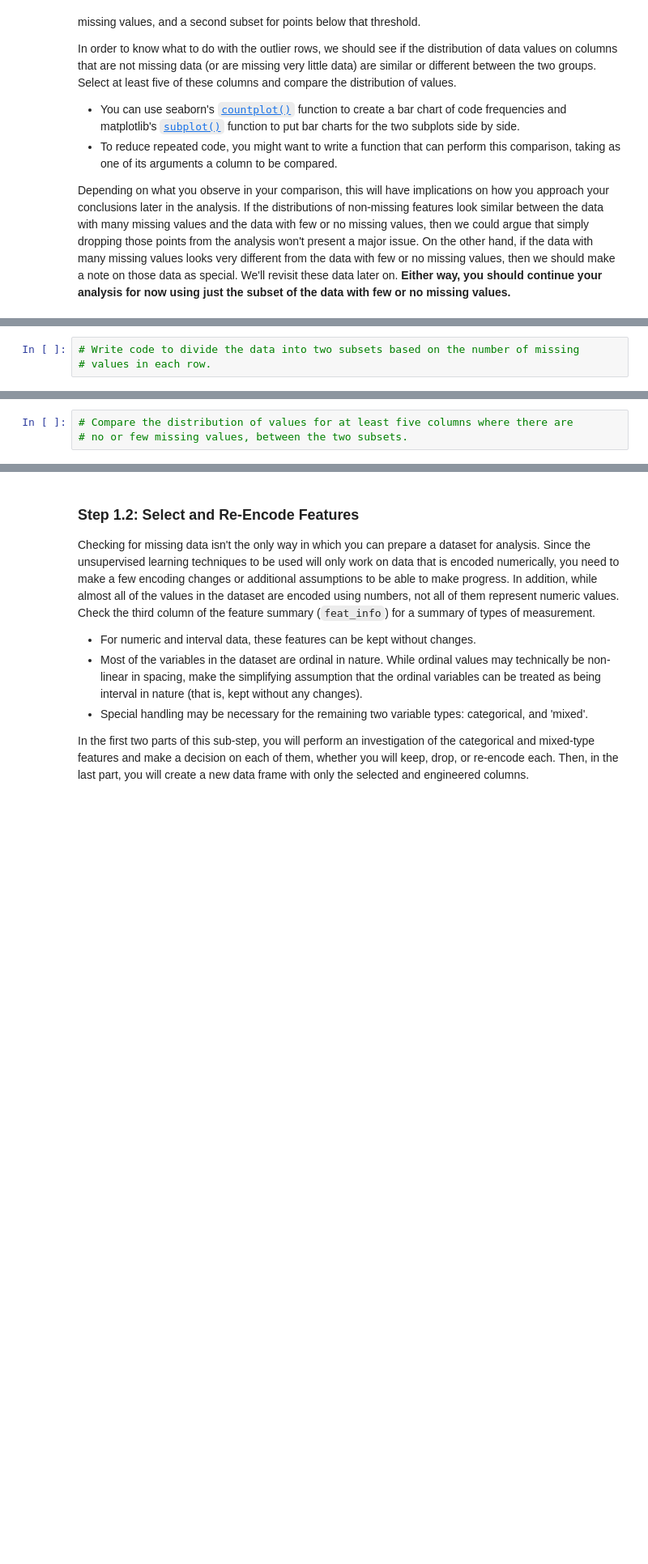
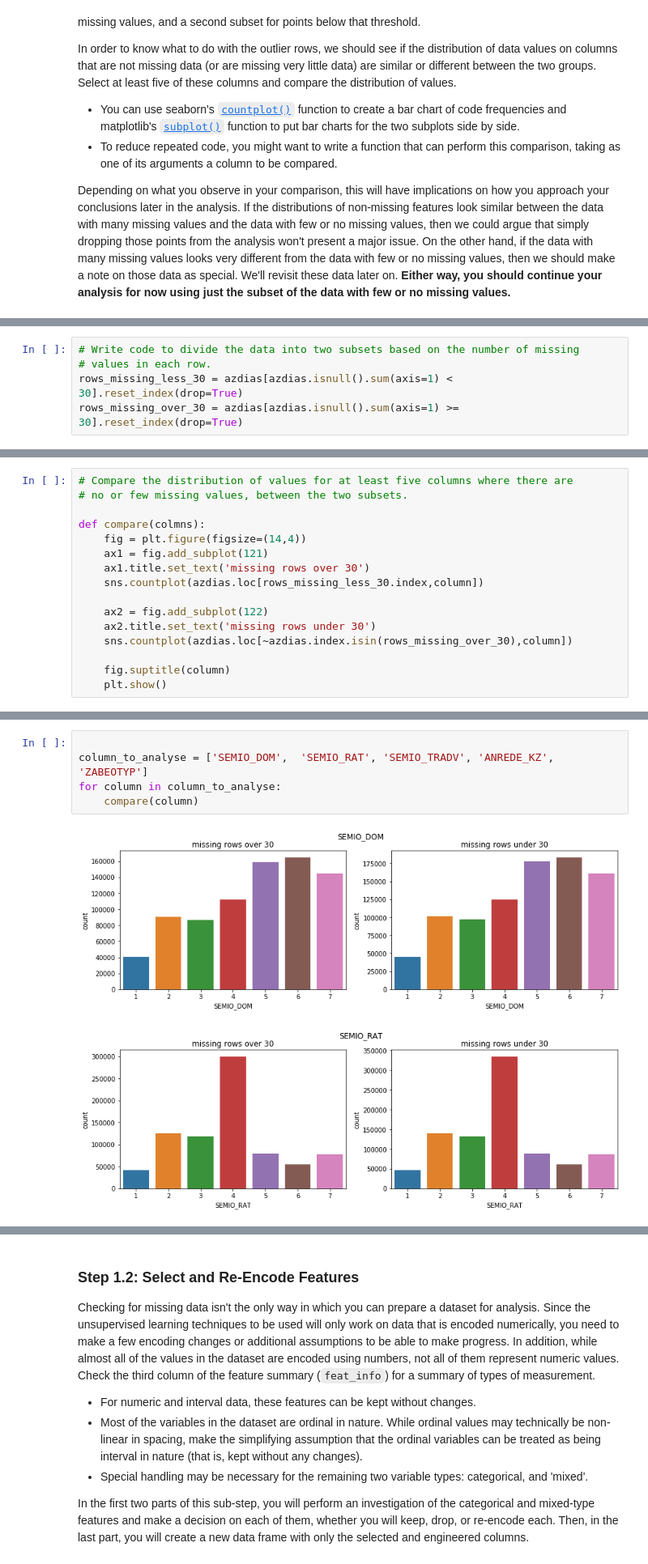
Before and after one commit to hamjahb/identify_customer_segment-_ML_unsupervised, a Jupyter notebook: Identify_Customer_Segments.ipynb, the cells around one changed output, grey strips where cells are left out. Shown at 81% size. Saved outputs shown, nothing was run; the diff lists cells and outputs as text; blank space fills up the shorter version.

```diff
--- a/Identify_Customer_Segments.ipynb
+++ b/Identify_Customer_Segments.ipynb
@@ -239,3 +263,5 @@ Depending on what you observe in your comparison, this will have implications on
 # %%
 # Write code to divide the data into two subsets based on the number of missing
 # values in each row.
+rows_missing_less_30 = azdias[azdias.isnull().sum(axis=1) < 30].reset_index(drop=True)
+rows_missing_over_30 = azdias[azdias.isnull().sum(axis=1) >= 30].reset_index(drop=True)
@@ -242,3 +274,16 @@ Depending on what you observe in your comparison, this will have implications on
 # %%
 # Compare the distribution of values for at least five columns where there are
 # no or few missing values, between the two subsets.
+
+def compare(colmns):
+    fig = plt.figure(figsize=(14,4))
+    ax1 = fig.add_subplot(121)
+    ax1.title.set_text('missing rows over 30')
+    sns.countplot(azdias.loc[rows_missing_less_30.index,column])
+
+    ax2 = fig.add_subplot(122)
+    ax2.title.set_text('missing rows under 30')
+    sns.countplot(azdias.loc[~azdias.index.isin(rows_missing_over_30),column])
+
+    fig.suptitle(column)
+    plt.show()
@@ -248,0 +290,8 @@ Depending on what you observe in your comparison, this will have implications on
+# %%
+
+column_to_analyse = ['SEMIO_DOM',  'SEMIO_RAT', 'SEMIO_TRADV', 'ANREDE_KZ', 'ZABEOTYP']
+for column in column_to_analyse:
+    compare(column)
+# %% [output]
+[figure, added]
+[figure, added]
```
Also changed, not shown: parts of 7 cells of this notebook.
